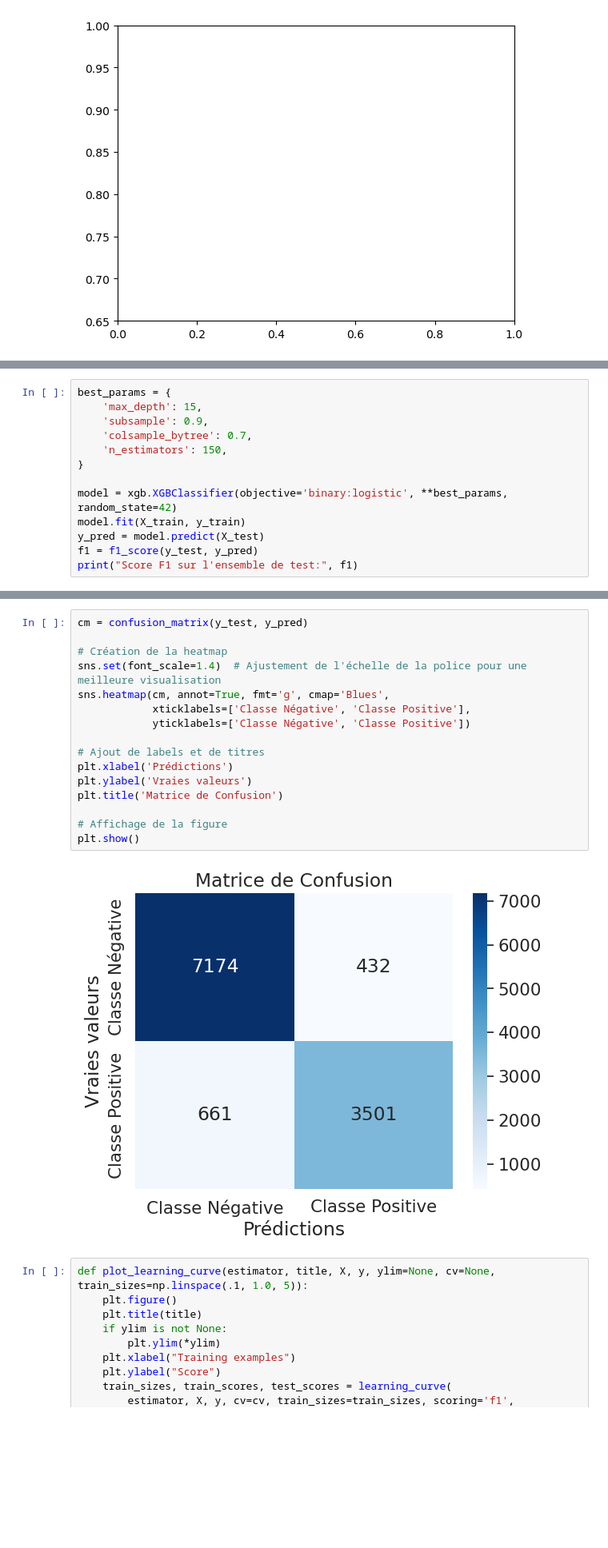
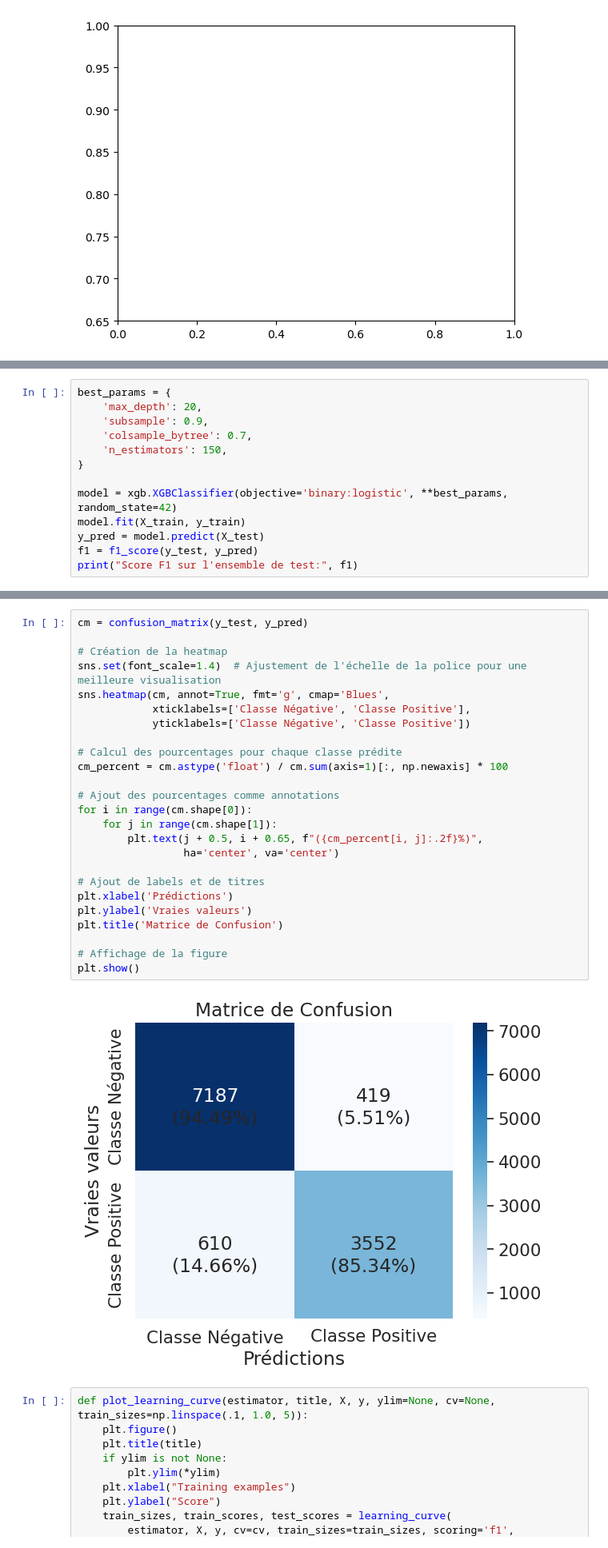
Before and after one commit to solinemignot/statapp_sujet26, a Jupyter notebook: Partie2_ML/XGBoost.ipynb, the cells around one changed output, grey strips where cells are left out. Shown at 80% size. Drawn from its saved outputs; the diff is of its cells as text; blank space fills up the shorter version.

```diff
--- a/Partie2_ML/XGBoost.ipynb
+++ b/Partie2_ML/XGBoost.ipynb
@@ -177,6 +180,6 @@ graph(model=model, param_name='n_estimators', param_range=range(50, 500, 10))
 # %%
 best_params = {
-    'max_depth': 15,
+    'max_depth': 20,
     'subsample': 0.9,
     'colsample_bytree': 0.7,
     'n_estimators': 150,
@@ -192,21 +195,30 @@ Score F1 sur l'ensemble de test: 0.8649783817171093
 # %%
 cm = confusion_matrix(y_test, y_pred)
 
 # Création de la heatmap
 sns.set(font_scale=1.4)  # Ajustement de l'échelle de la police pour une meilleure visualisation
 sns.heatmap(cm, annot=True, fmt='g', cmap='Blues',
             xticklabels=['Classe Négative', 'Classe Positive'],
             yticklabels=['Classe Négative', 'Classe Positive'])
 
+# Calcul des pourcentages pour chaque classe prédite
+cm_percent = cm.astype('float') / cm.sum(axis=1)[:, np.newaxis] * 100
+
+# Ajout des pourcentages comme annotations
+for i in range(cm.shape[0]):
+    for j in range(cm.shape[1]):
+        plt.text(j + 0.5, i + 0.65, f"({cm_percent[i, j]:.2f}%)",
+                 ha='center', va='center')
+
 # Ajout de labels et de titres
 plt.xlabel('Prédictions')
 plt.ylabel('Vraies valeurs')
 plt.title('Matrice de Confusion')
 
 # Affichage de la figure
 plt.show()
 # %% [output]
-[figure, old version]
+[figure, new version]
 # %%
 def plot_learning_curve(estimator, title, X, y, ylim=None, cv=None, train_sizes=np.linspace(.1, 1.0, 5)):
     plt.figure()
```
Also changed, not shown: parts of 16 cells of this notebook, 12 other files.
